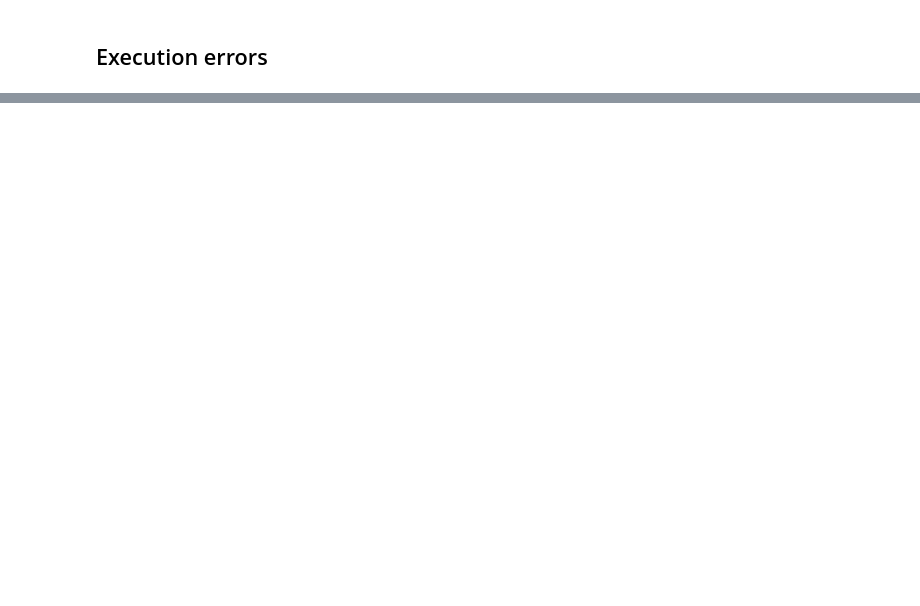
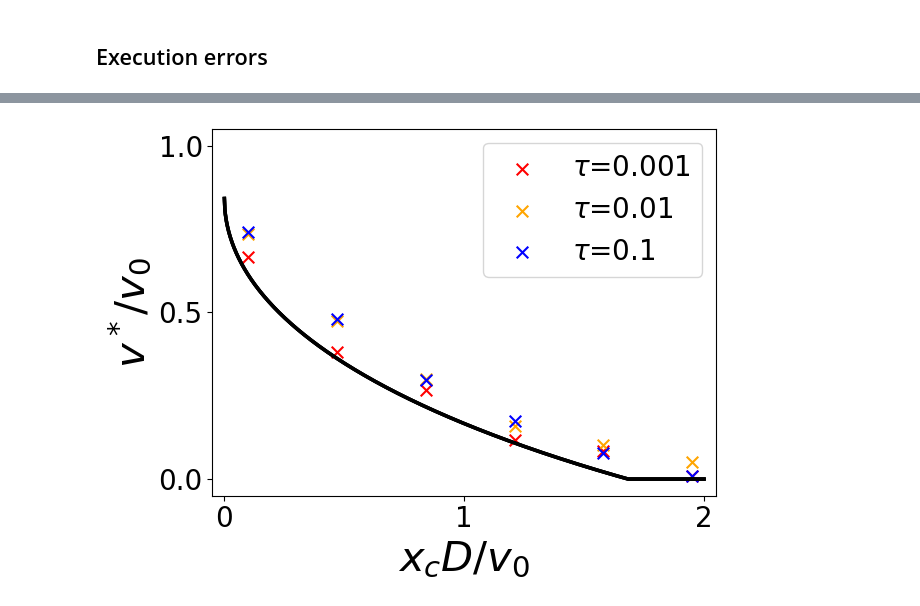
Before and after one commit to francescomori/optimal_reorientations, a Jupyter notebook: execution_error.ipynb, the cells around one changed output, grey strips where cells are left out. Saved outputs shown, nothing was run; the diff lists cells and outputs as text; code cells hidden in the pictures; blank space fills up the shorter version.

```diff
--- a/execution_error.ipynb
+++ b/execution_error.ipynb
@@ -97,0 +103,88 @@ Text(0, 0.5, '$v^*/v_0$')
+# %%
+# Objective function to minimize
+def F(x,delta,z):
+    return -(2/((1)*x**2))*(1-np.cos(x)/np.cosh(0))/(delta/np.sin(delta))+2*z/x**2
+
+def v(z,delta):
+    #optimal speed
+    F_fixed = partial(F, delta=delta, z=z)
+
+    # Define the interval over which you want to minimize the function
+
+    # Perform the minimization
+    result = minimize_scalar(F_fixed, bounds=(0, np.pi), method='bounded')
+    return max(0,-result.fun)
+
+def theta_a(z,delta):
+    #optimal activation angle
+
+    F_fixed = partial(F, delta=delta, z=z)
+
+    # Define the interval over which you want to minimize the function
+
+    # Perform the minimization
+    result = minimize_scalar(F_fixed, bounds=(0, np.pi+1), method='bounded')
+    return result.x
+def modulo_2pi(num):
+    result = num % (2 * math.pi)
+    if result > math.pi:
+        result -= 2 * math.pi
+    elif result <= -math.pi:
+        result += 2 * math.pi
+    return result
+
+t_f=1000 #total time
+dt=0.001 #timestep
+tau=0.1 #correlation time of error process
+delta=1
+for tau in [0.001,0.01,0.1]:
+    D_eps=delta**2/tau
+
+    zs=np.linspace(0,2,1000)
+    vs=[v(z,delta) for z in zs]
+
+    zs_sims=np.linspace(0.1,1.95,6)
+    v_sims=[]
+
+    for z in tqdm(zs_sims):
+        thetaa=theta_a(z,delta)
+
+        #Langevin dynamics
+
+        t=0
+        x=0
+        theta1=0
+        eps=0
+        while t<t_f:
+            if np.abs(theta1)<thetaa:
+                theta1=modulo_2pi(theta1+np.sqrt(2*dt)*r.normal())
+                eps=modulo_2pi(eps+np.sqrt(2*dt*D_eps)*r.normal())*delta/(np.pi)
+                x=x+np.cos(theta1+eps)*dt
+            else:
+                theta1=0
+                x=x-z
+            t=t+dt
+        v_sims.append(x/t_f)
+
+    plt.plot(zs,vs,linewidth=2.5,color='black',zorder=5)
+    if tau==0.1:
+        plt.scatter(zs_sims,v_sims,marker='x',color='blue',s=70,label=r'$\tau$='+str(tau))
+    if tau==0.01:
+        plt.scatter(zs_sims,v_sims,marker='x',color='orange',s=70,label=r'$\tau$='+str(tau))
+
+    if tau==0.001:
+        plt.scatter(zs_sims,v_sims,marker='x',color='red',s=70,label=r'$\tau$='+str(tau))
+
+
+plt.xlim(-0.05,2.05)
+plt.ylim(-0.05,1.05)
+plt.legend(fontsize=20)
+plt.locator_params(nbins=4)
+plt.yticks(fontsize=20)
+plt.xticks(fontsize=20)
+plt.xlabel(r'$x_c D/v_0$',fontsize=30)
+plt.ylabel(r'$v^*/v_0$',fontsize=30)
+plt.tight_layout()
+#plt.savefig("correlated_execution_noise.pdf")
+# %% [output]
+[figure, added]
```
Also changed, not shown: parts of 3 cells of this notebook, 15 other files.
